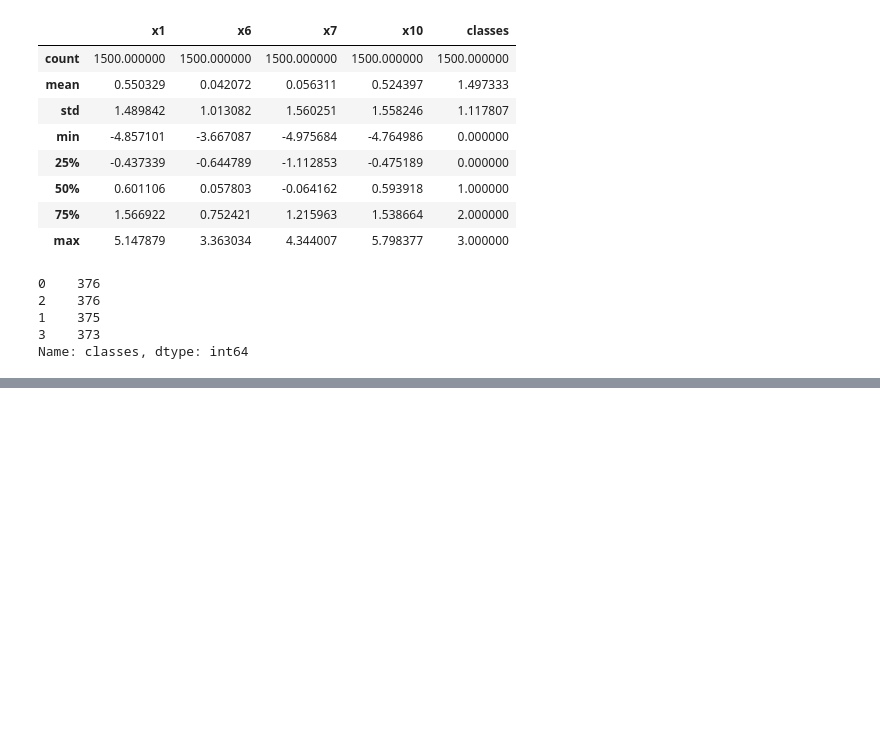
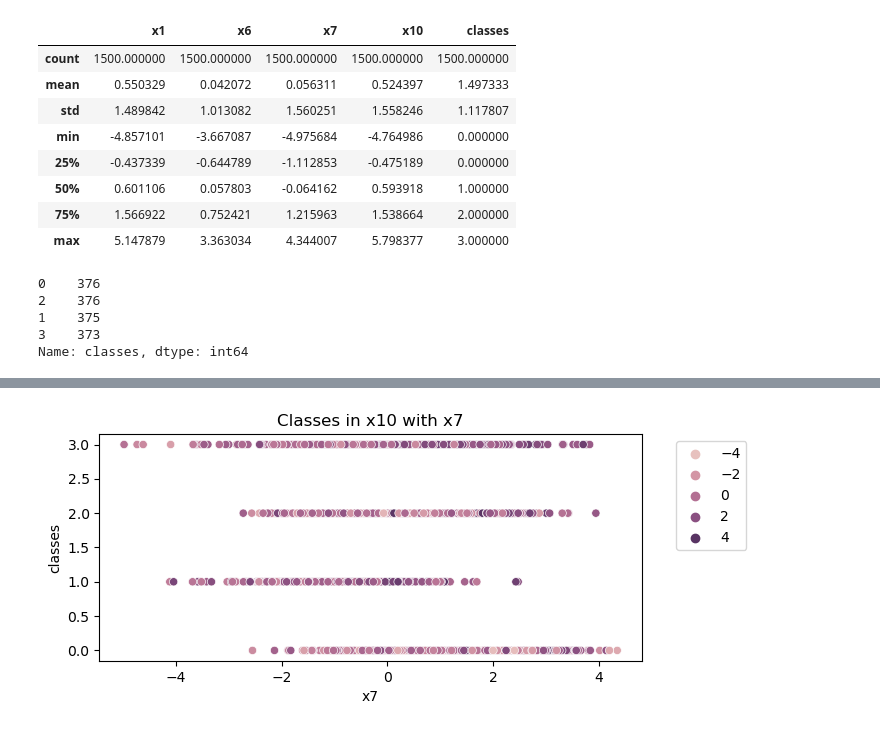
Before and after one commit to mandmit/ml2021, a Jupyter notebook: Practice1/practice1.ipynb, the cells around one changed output, grey strips where cells are left out. Saved outputs shown, nothing was run; the diff lists cells and outputs as text; code cells hidden in the pictures; blank space fills up the shorter version.

```diff
--- a/Practice1/practice1.ipynb
+++ b/Practice1/practice1.ipynb
@@ -86,0 +125,10 @@ Name: classes, dtype: int64
+# %%
+plt.figure(figsize = (7, 3), dpi = 100)
+sns.scatterplot(data = df, x = 'x7', y = 'classes', hue = "x10")
+plt.title("Classes in x10 with x7")
+plt.xlabel("x7")
+plt.ylabel("classes")
+plt.legend(bbox_to_anchor=(1.05, 1), loc='upper left')
+plt.show()
+# %% [output]
+[figure, added]
```
Also changed, not shown: parts of 16 cells of this notebook.
